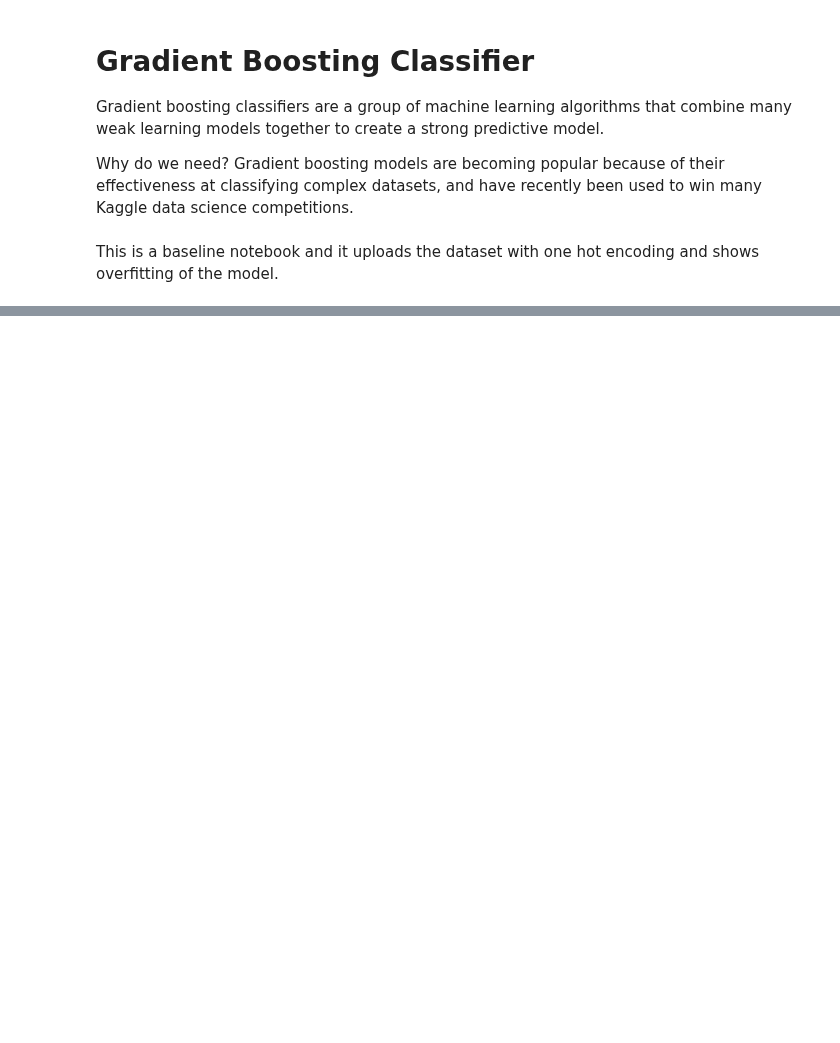
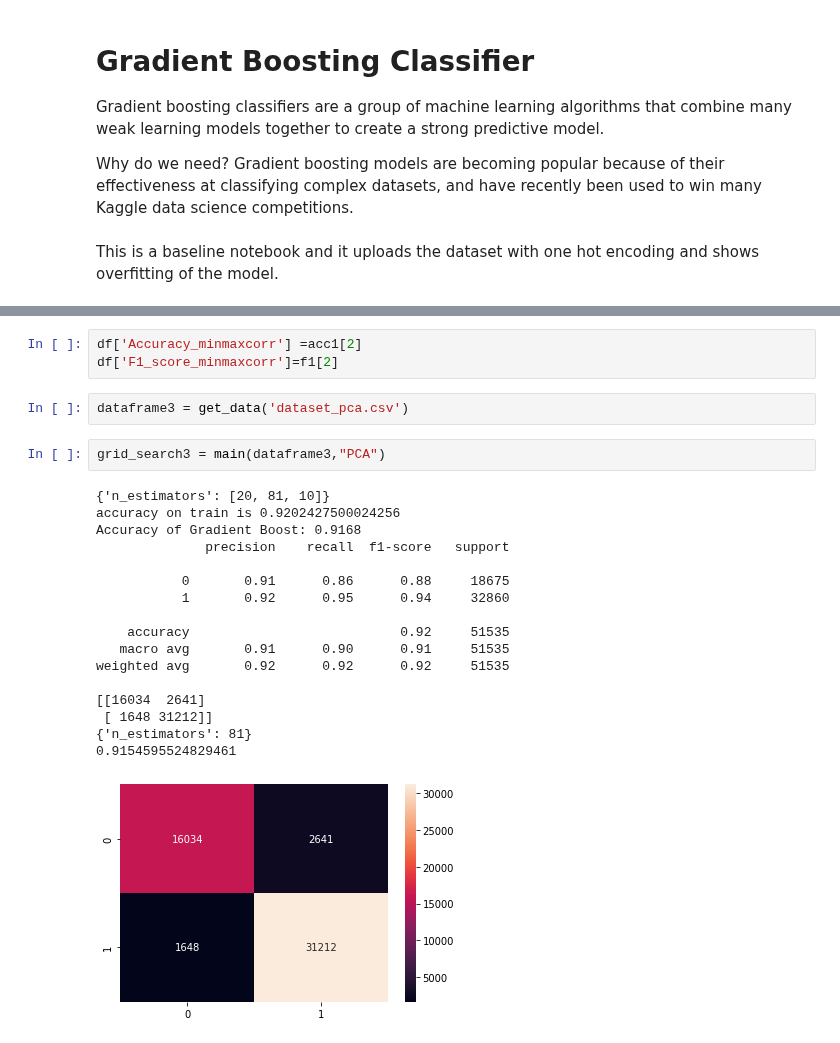
Before and after one commit to divyaKh/CMPE255Project, a Jupyter notebook: 5.ML_Models/baseline/GradientBoosterClassifer.ipynb, the cells around one changed output, grey strips where cells are left out. Drawn from its saved outputs; the diff is of its cells as text; blank space fills up the shorter version.

```diff
--- a/5.ML_Models/baseline/GradientBoosterClassifer.ipynb
+++ b/5.ML_Models/baseline/GradientBoosterClassifer.ipynb
@@ -193,0 +221,25 @@ Gradient Boost model accuracy score: 0.9332
+# %%
+df['Accuracy_minmaxcorr'] =acc1[2]
+df['F1_score_minmaxcorr']=f1[2]
+# %%
+dataframe3 = get_data('dataset_pca.csv')
+# %%
+grid_search3 = main(dataframe3,"PCA")
+# %% [output]
+{'n_estimators': [20, 81, 10]}
+accuracy on train is 0.9202427500024256
+Accuracy of Gradient Boost: 0.9168
+              precision    recall  f1-score   support
+
+           0       0.91      0.86      0.88     18675
+           1       0.92      0.95      0.94     32860
+
+    accuracy                           0.92     51535
+   macro avg       0.91      0.90      0.91     51535
+weighted avg       0.92      0.92      0.92     51535
+
+[[16034  2641]
+ [ 1648 31212]]
+{'n_estimators': 81}
+0.9154595524829461
+[figure, added]
```
Also changed, not shown: parts of 45 cells of this notebook.
